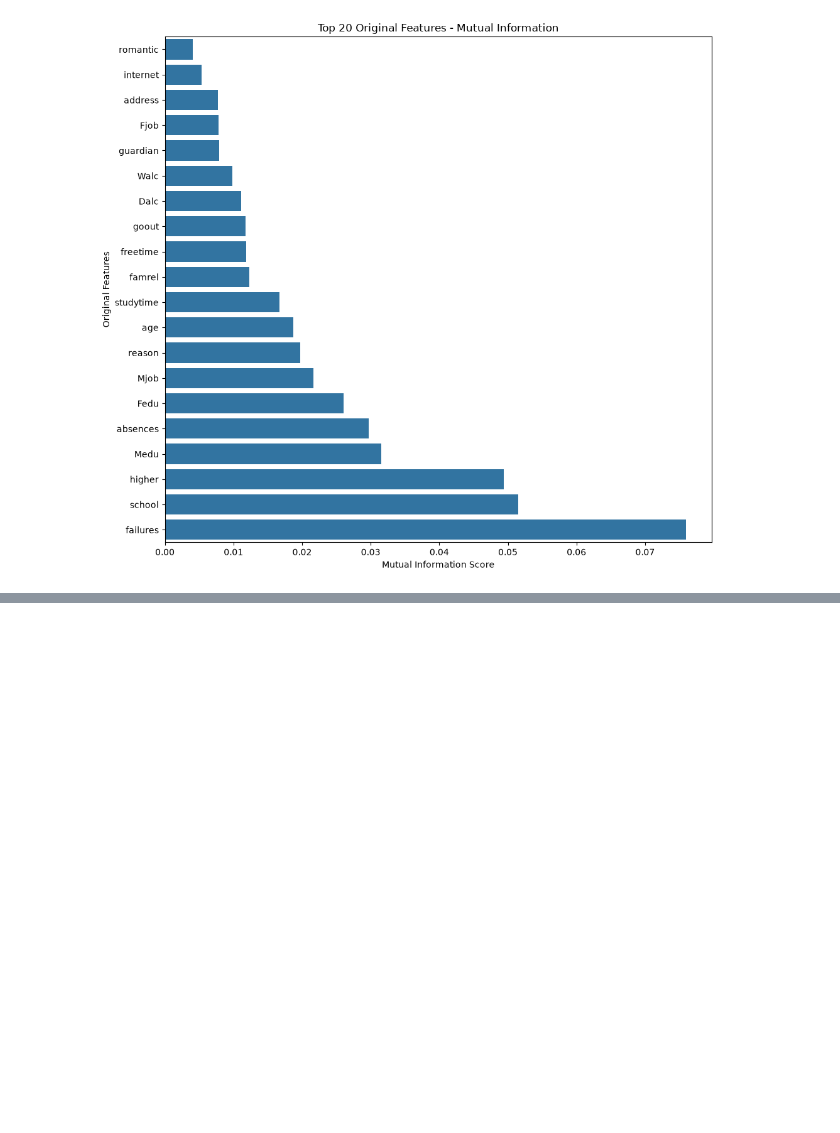
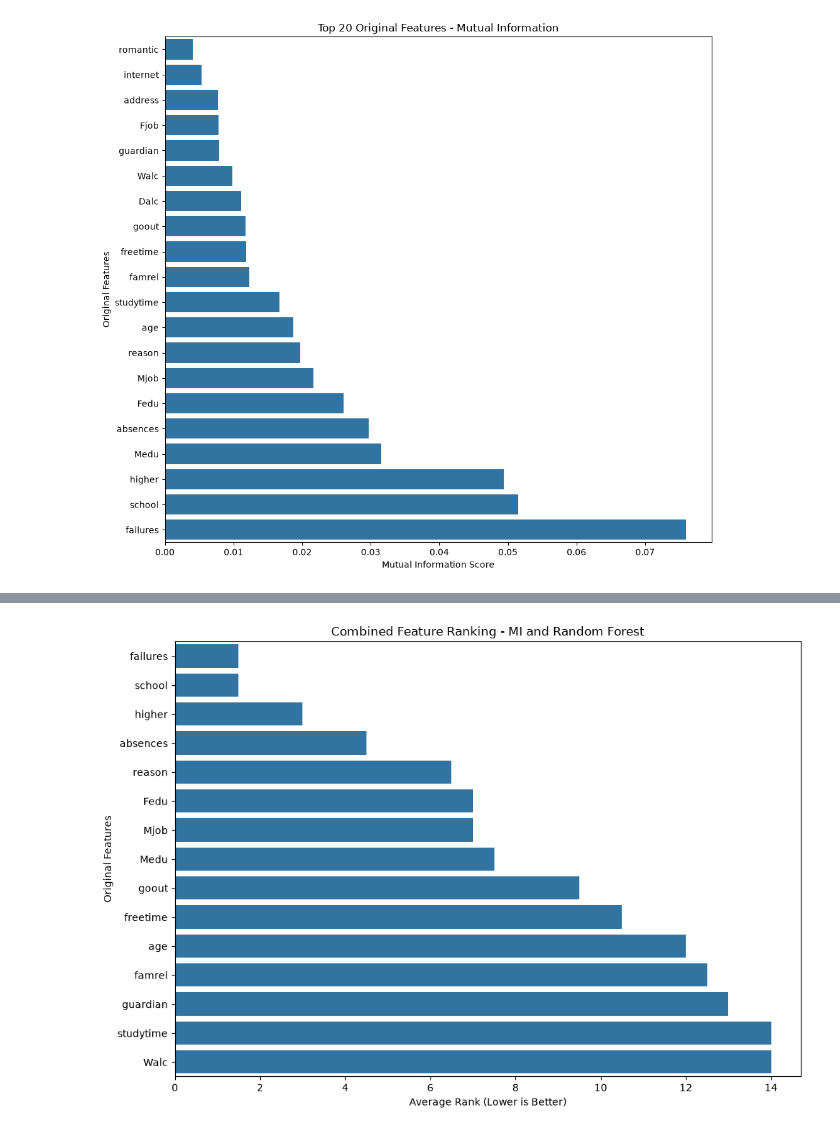
Before and after one commit to SachinKrSingh-138/Academic_Project, a Jupyter notebook: notebooks/analysis.ipynb, the cells around one changed output, grey strips where cells are left out. Drawn from its saved outputs; the diff is of its cells as text; code cells hidden in the pictures; blank space fills up the shorter version.

```diff
--- a/notebooks/analysis.ipynb
+++ b/notebooks/analysis.ipynb
@@ -517,0 +668,24 @@ plt.show()
+# %%
+# Plot the top 15 features based on their average ranking
+
+top_comparison = feature_comparison.head(15).sort_values(
+    by="Average_Rank",
+    ascending=True
+)
+
+plt.figure(figsize=(10, 7))
+
+sns.barplot(
+    data=top_comparison,
+    x="Average_Rank",
+    y="Feature"
+)
+
+plt.title("Combined Feature Ranking - MI and Random Forest")
+plt.xlabel("Average Rank (Lower is Better)")
+plt.ylabel("Original Features")
+
+plt.tight_layout()
+plt.show()
+# %% [output]
+[figure, added]
```
Also changed, not shown: parts of 5 cells of this notebook.
